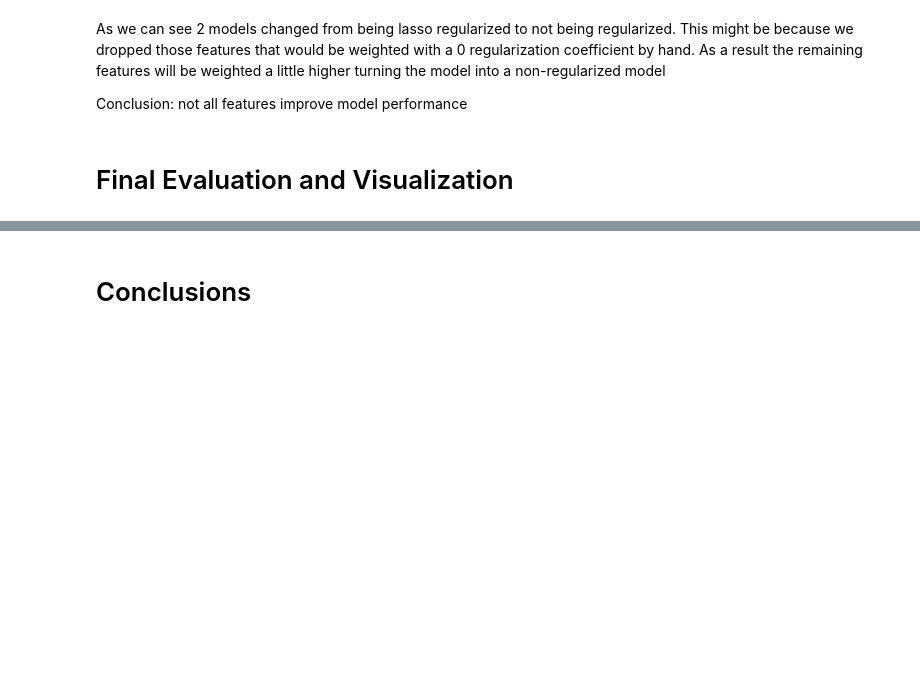
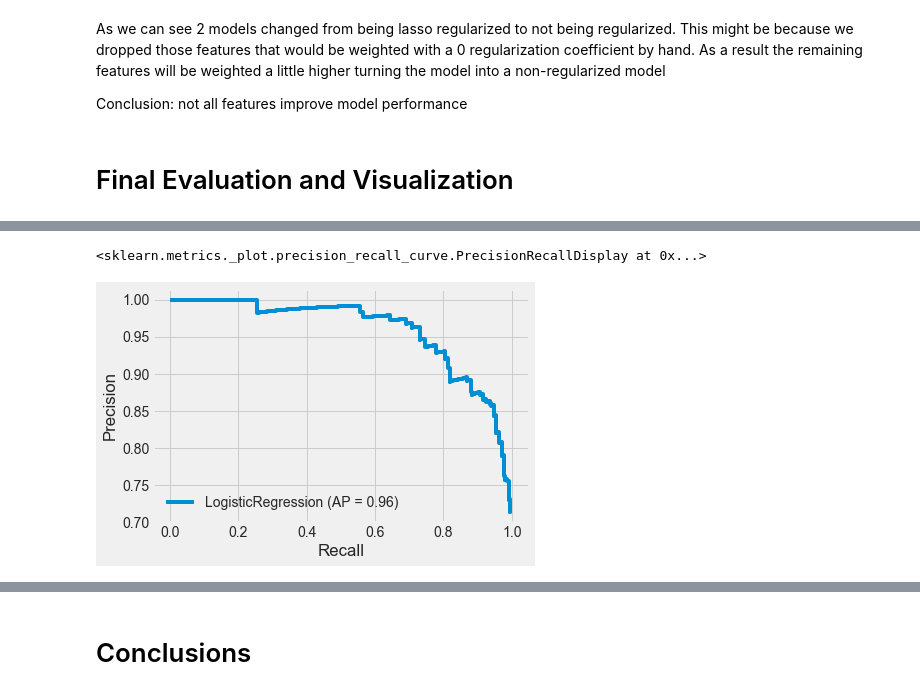
Before and after one commit to BinaerBaer/DS-Project2-Personality-vs-Risk-of-Drug-Use, a Jupyter notebook: DS-Project-Personality-vs-Risk-of-Drug-Use.ipynb, the cells around one changed output, grey strips where cells are left out. Drawn from its saved outputs; the diff is of its cells as text; code cells hidden in the pictures; blank space fills up the shorter version.

```diff
--- a/DS-Project-Personality-vs-Risk-of-Drug-Use.ipynb
+++ b/DS-Project-Personality-vs-Risk-of-Drug-Use.ipynb
@@ -941,0 +993,8 @@ Train the model with the whole X_train dataset (without cv) and Evaluate with th
+# %%
+target = 'yearly_user_ecstasy'
+clf = results[target].get('classifier')
+clf.fit(X_train[features2], y_train[target])
+plot_precision_recall_curve(clf, X_test[features2], y_test[target])
+# %% [output]
+<sklearn.metrics._plot.precision_recall_curve.PrecisionRecallDisplay at 0x...>
+[figure, added]
```
Also changed, not shown: parts of 27 cells of this notebook.
